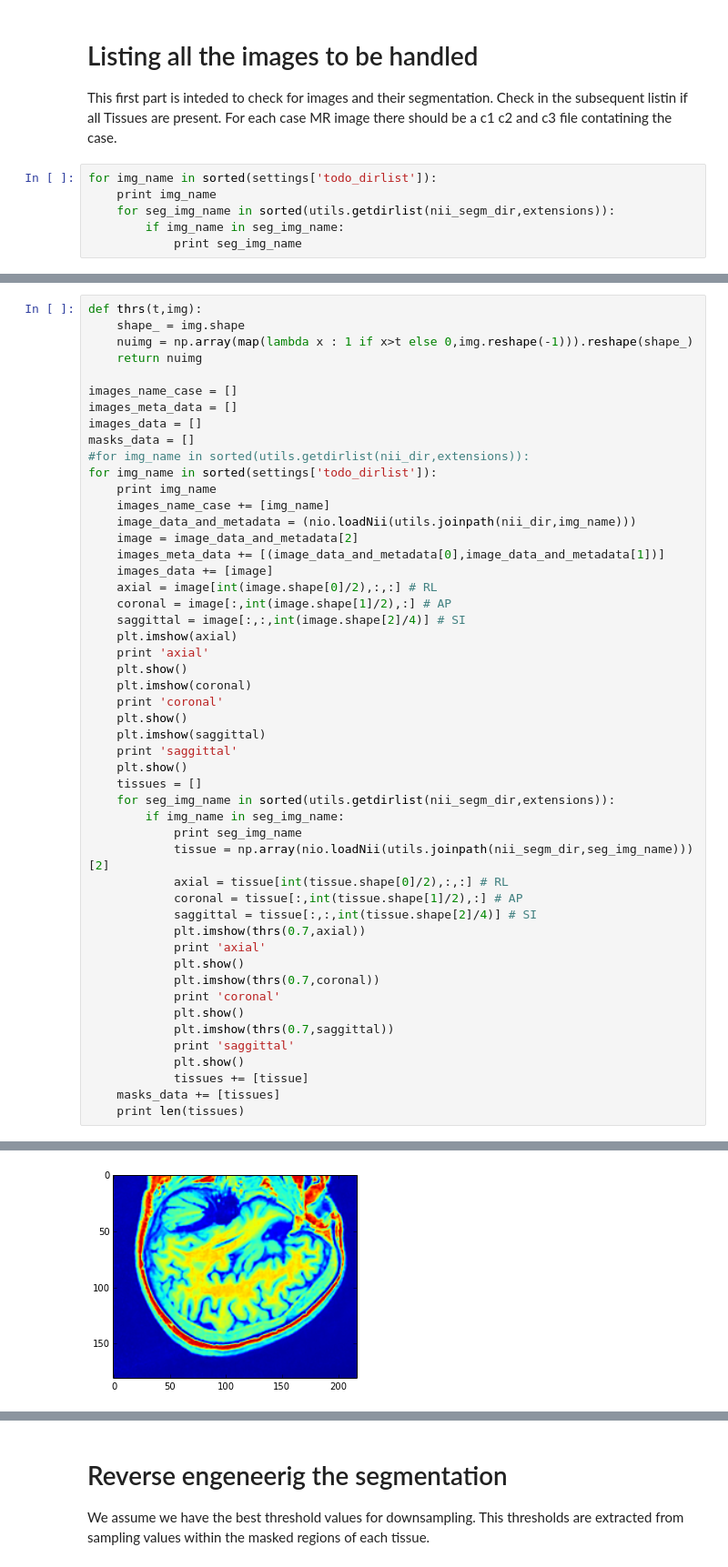
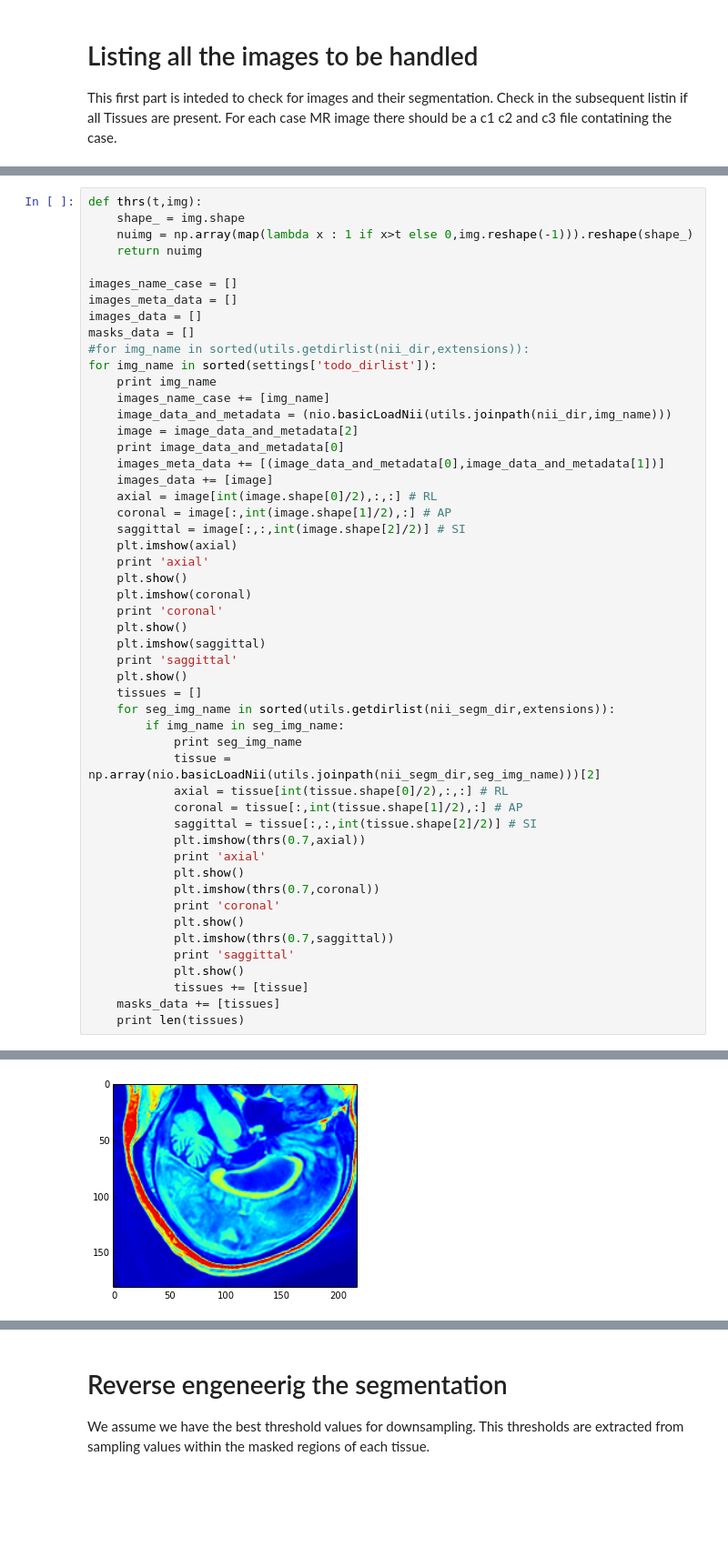
Before and after one commit to marioviti/Med_Imaging, a Jupyter notebook: imaging/tissue_segmentation.ipynb, the cells around one changed output, grey strips where cells are left out. Shown at 91% size. Drawn from its saved outputs; the diff is of its cells as text; blank space fills up the shorter version.

```diff
--- a/imaging/tissue_segmentation.ipynb
+++ b/imaging/tissue_segmentation.ipynb
@@ -52,9 +52,3 @@ total size of pattern sampled: 0 Kbytes
 This first part is inteded to check for images and their segmentation.
 Check in the subsequent listin if all Tissues are present.
 For each case MR image there should be a c1 c2 and c3 file contatining the case.
-# %%
-for img_name in sorted(settings['todo_dirlist']):
-    print img_name
-    for seg_img_name in sorted(utils.getdirlist(nii_segm_dir,extensions)):
-        if img_name in seg_img_name:
-            print seg_img_name
@@ -81,13 +66,14 @@ masks_data = []
 for img_name in sorted(settings['todo_dirlist']):
     print img_name
     images_name_case += [img_name]
-    image_data_and_metadata = (nio.loadNii(utils.joinpath(nii_dir,img_name)))
+    image_data_and_metadata = (nio.basicLoadNii(utils.joinpath(nii_dir,img_name)))
     image = image_data_and_metadata[2]
+    print image_data_and_metadata[0]
     images_meta_data += [(image_data_and_metadata[0],image_data_and_metadata[1])]
     images_data += [image]
     axial = image[int(image.shape[0]/2),:,:] # RL
     coronal = image[:,int(image.shape[1]/2),:] # AP
-    saggittal = image[:,:,int(image.shape[2]/4)] # SI
+    saggittal = image[:,:,int(image.shape[2]/2)] # SI
     plt.imshow(axial)
     print 'axial'
     plt.show()
@@ -101,10 +87,10 @@ for img_name in sorted(settings['todo_dirlist']):
     for seg_img_name in sorted(utils.getdirlist(nii_segm_dir,extensions)):
         if img_name in seg_img_name:
             print seg_img_name
-            tissue = np.array(nio.loadNii(utils.joinpath(nii_segm_dir,seg_img_name)))[2]
+            tissue = np.array(nio.basicLoadNii(utils.joinpath(nii_segm_dir,seg_img_name)))[2]
             axial = tissue[int(tissue.shape[0]/2),:,:] # RL
             coronal = tissue[:,int(tissue.shape[1]/2),:] # AP
-            saggittal = tissue[:,:,int(tissue.shape[2]/4)] # SI
+            saggittal = tissue[:,:,int(tissue.shape[2]/2)] # SI
             plt.imshow(thrs(0.7,axial))
             print 'axial'
             plt.show()
@@ -126,2 +127,2 @@ coronal
 saggittal
-[figure, old version]
+[figure, new version]
```
Also changed, not shown: parts of 12 cells of this notebook, 4 other files.
